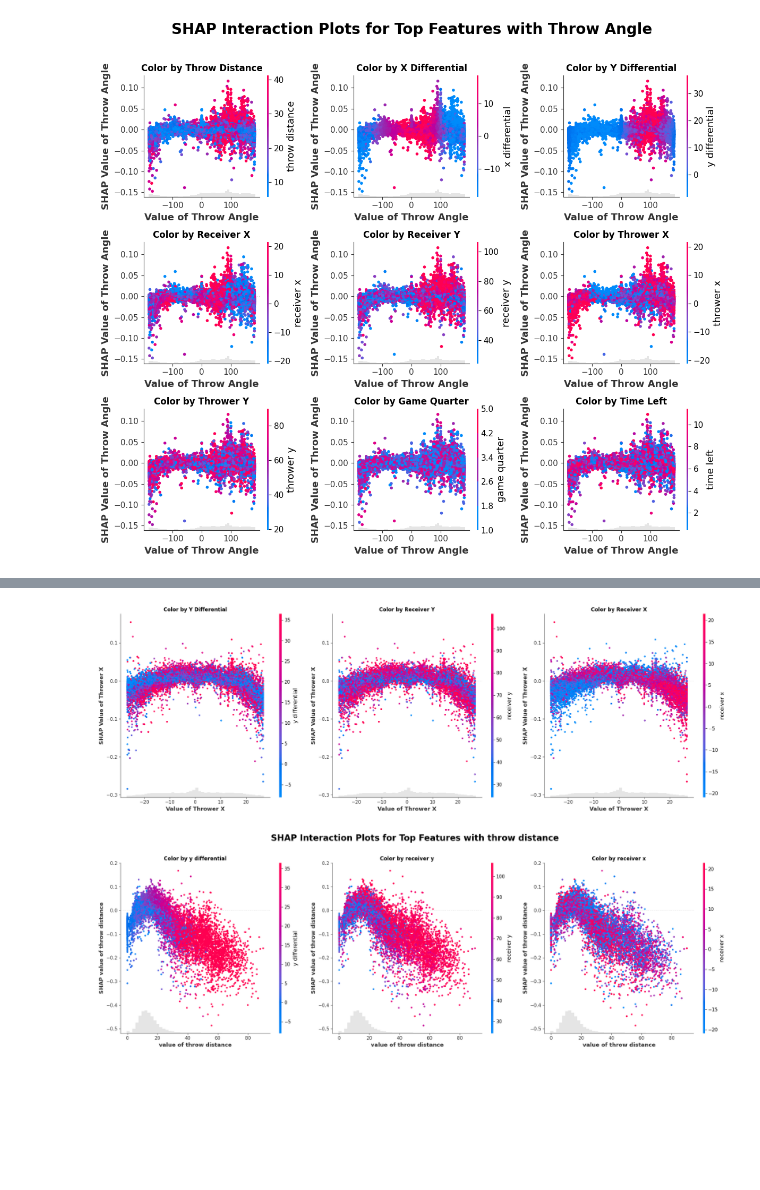
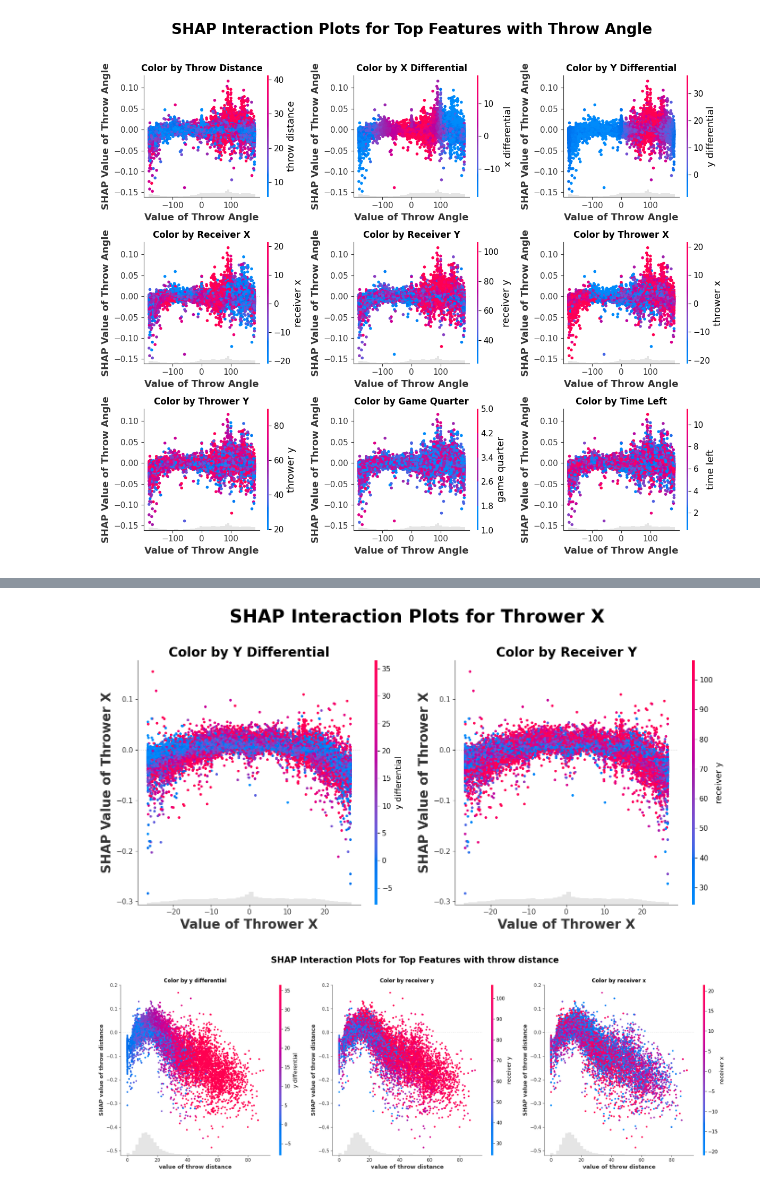
Before and after one commit to BradenEberhard/Expected-Throwing-Value, a Jupyter notebook: models/feature_importance.ipynb, the cells around one changed output, grey strips where cells are left out. Cells and saved outputs as stored; diff of their text form; code cells hidden in the pictures; blank space fills up the shorter version.

```diff
--- a/models/feature_importance.ipynb
+++ b/models/feature_importance.ipynb
@@ -25,7 +25,7 @@ joblib.dump(etv_shap_values, './shap_values/etv_shap_values.jblb')
 ['./shap_values/etv_shap_values.jblb']
 # %%
 ## load shap values it saved to save time
-# etv_shap_values = joblib.load('./shap_values/etv_shap_values.jblb')
+etv_shap_values = joblib.load('./shap_values/etv_shap_values.jblb')
 # %% [markdown]
 Summary Plots
 # %%
@@ -83,16 +83,19 @@ interaction_indices = shap.approximate_interactions(
 top_features_indices = interaction_indices[:4]
 top_features = [vals.feature_names[i] for i in top_features_indices]
 
-fig, axes = plt.subplots(1, 3, figsize=(21, 7))
+fig, axes = plt.subplots(1, 2, figsize=(14, 7))
 axes = axes.flatten()
 
-for i, chosen_feature in enumerate(['y differential', 'throw distance', 'time left']):
+for i, chosen_feature in enumerate(['throw distance', 'time left']):
     shap.plots.scatter(vals[:, chosen_feature], show=False, ax=axes[i])
-    axes[i].set_title(f'{chosen_feature}'.title(), fontweight='bold')  # Bold title
-    axes[i].set_xlabel(f'Value of {chosen_feature.title()}', fontweight='bold')  # Bold x-label
-    axes[i].set_ylabel(f'SHAP Value of {chosen_feature.title()}', fontweight='bold')  # Bold y-label
-    # axes[i].tick_params(labelweight='bold')  # Bold tick labels
+    chosen_feature = chosen_feature.replace('time', 'minutes')
+    axes[i].set_title(f'{chosen_feature}'.title(), fontweight='bold', fontsize=22)  # Bold title
+    axes[i].set_xlabel(f'Value of {chosen_feature.title()}', fontweight='bold', fontsize=22)  # Bold x-label
+    axes[i].set_ylabel(f'SHAP Value of {chosen_feature.title()}', fontweight='bold', fontsize=20)  # Bold y-label
 
-plt.suptitle(f'SHAP Interaction Plots for Top Features with {feature.title()}', fontsize=20, fontweight='bold', y=1.02)  # Bold main title
+    axes[i].tick_params(axis='both', labelsize=20)
+
+
+plt.suptitle(f'SHAP Scatter Plots for {feature.title()}', fontsize=28, fontweight='bold', y=1.02)  # Bold main title
 plt.tight_layout()
 # %% [output]
@@ -100,20 +103,21 @@ plt.tight_layout()
 # %%
 feature = 'thrower x'
-top_features = ['y differential', 'receiver y', 'receiver x']
-fig, axes = plt.subplots(1, 3, figsize=(21, 7))
+top_features = ['y differential', 'receiver y']
+fig, axes = plt.subplots(1, 2, figsize=(14, 7))
 axes = axes.flatten()
+vals = etv_shap_values
 
 for i, chosen_feature in enumerate(top_features):
     shap.plots.scatter(vals[:, feature], color=vals[:, chosen_feature], show=False, ax=axes[i])
-    axes[i].set_title(f'Color by {chosen_feature.title()}', fontweight='bold')  # Bold title
-    axes[i].set_xlabel(f'Value of {feature.title()}', fontweight='bold')  # Bold x-label
-    axes[i].set_ylabel(f'SHAP Value of {feature.title()}', fontweight='bold')  # Bold y-label
+    axes[i].set_title(f'Color by {chosen_feature.title()}', fontweight='bold', fontsize=20)  # Bold title
+    axes[i].set_xlabel(f'Value of {feature.title()}', fontweight='bold', fontsize=20)  # Bold x-label
+    axes[i].set_ylabel(f'SHAP Value of {feature.title()}', fontweight='bold', fontsize=20)  # Bold y-label
     # axes[i].tick_params(labelweight='bold')  # Bold tick labels
 
-# plt.suptitle(f'SHAP Interaction Plots for Top Features with {feature}', fontsize=20, fontweight='bold', y=1.02)  # Bold main title
+plt.suptitle(f'SHAP Interaction Plots for {feature.title()}', fontsize=28, fontweight='bold', y=1.02)  # Bold main title
 plt.tight_layout()
 # %% [output]
-[figure, old version]
+[figure, new version]
 # %%
 feature = 'throw distance'
 top_features = ['y differential', 'receiver y', 'receiver x']
```
Also changed, not shown: parts of 1 cell of this notebook, 8 other files.
